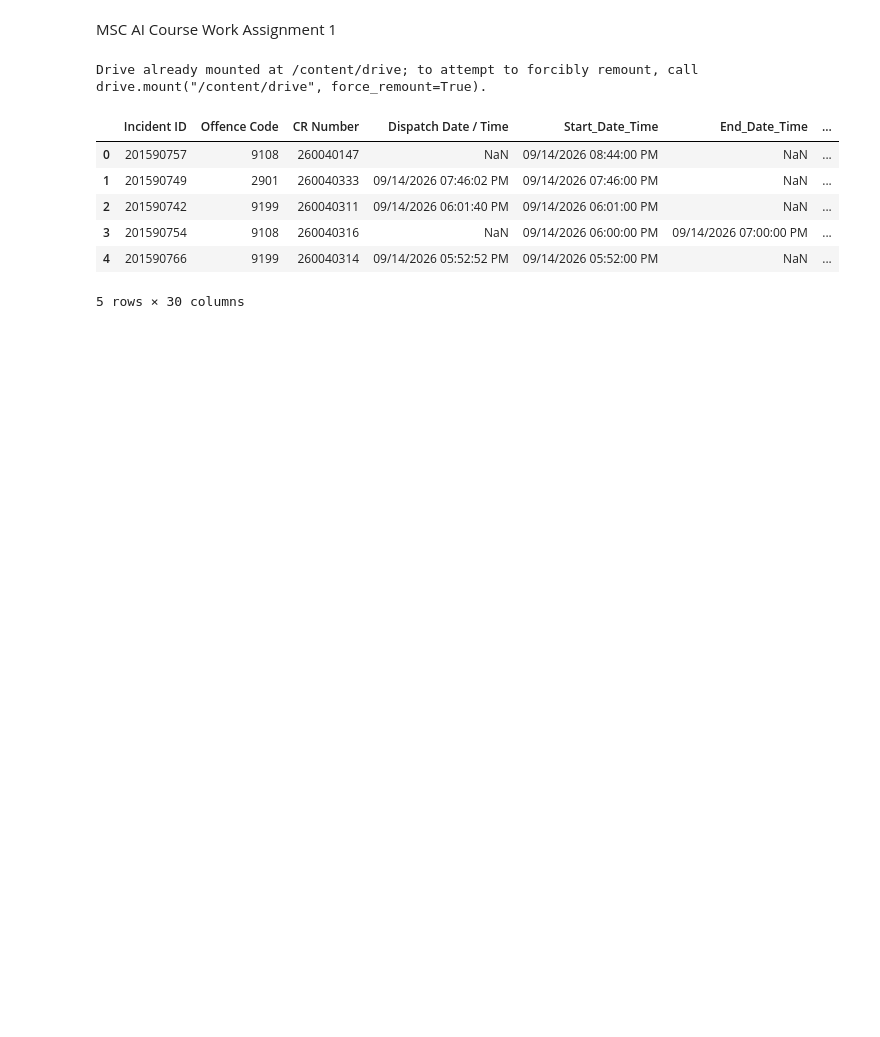
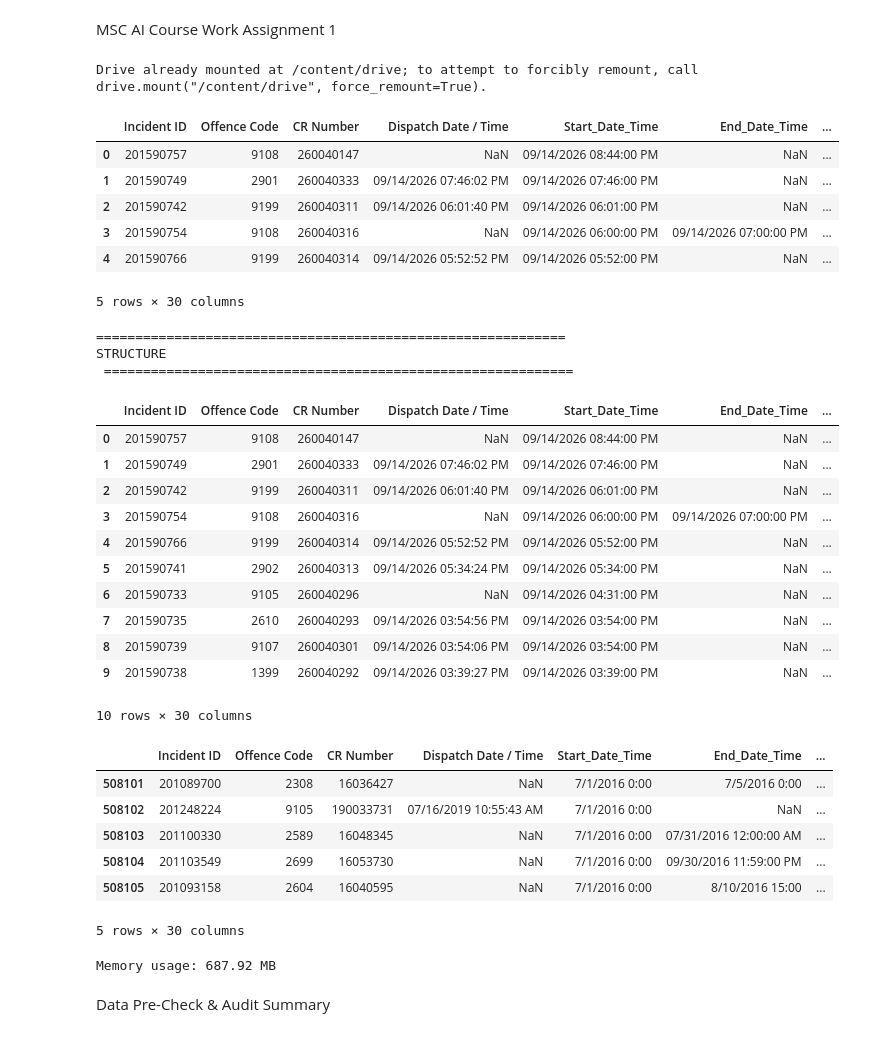
Before and after one commit to klsay/mscai, a Jupyter notebook: MSC_AI_Course_Work_Assignment_1.ipynb, the cells around one changed output. Cells and saved outputs as stored; diff of their text form; code cells hidden in the pictures; blank space fills up the shorter version.

```diff
--- a/MSC_AI_Course_Work_Assignment_1.ipynb
+++ b/MSC_AI_Course_Work_Assignment_1.ipynb
@@ -30,3 +30,34 @@ df.head()
 | 3 | 201590754 | 9108 | 260040316 | NaN | 09/14/2026 06:00:00 PM | 09/14/2026 07:00:00 PM | ... |
 | 4 | 201590766 | 9199 | 260040314 | 09/14/2026 05:52:52 PM | 09/14/2026 05:52:00 PM | NaN | ... |
 5 rows × 30 columns
+# %%
+print("=" * 60, "\nSTRUCTURE\n", "=" * 60)
+display(df.head(10))
+display(df.tail(5))
+print(f"Memory usage: {df.memory_usage(deep=True).sum() / 1e6:.2f} MB")
+# %% [output]
+============================================================
+STRUCTURE
+ ============================================================
+|  | Incident ID | Offence Code | CR Number | Dispatch Date / Time | Start_Date_Time | End_Date_Time | ... |
+| 0 | 201590757 | 9108 | 260040147 | NaN | 09/14/2026 08:44:00 PM | NaN | ... |
+| 1 | 201590749 | 2901 | 260040333 | 09/14/2026 07:46:02 PM | 09/14/2026 07:46:00 PM | NaN | ... |
+| 2 | 201590742 | 9199 | 260040311 | 09/14/2026 06:01:40 PM | 09/14/2026 06:01:00 PM | NaN | ... |
+| 3 | 201590754 | 9108 | 260040316 | NaN | 09/14/2026 06:00:00 PM | 09/14/2026 07:00:00 PM | ... |
+| 4 | 201590766 | 9199 | 260040314 | 09/14/2026 05:52:52 PM | 09/14/2026 05:52:00 PM | NaN | ... |
+| 5 | 201590741 | 2902 | 260040313 | 09/14/2026 05:34:24 PM | 09/14/2026 05:34:00 PM | NaN | ... |
+| 6 | 201590733 | 9105 | 260040296 | NaN | 09/14/2026 04:31:00 PM | NaN | ... |
+| 7 | 201590735 | 2610 | 260040293 | 09/14/2026 03:54:56 PM | 09/14/2026 03:54:00 PM | NaN | ... |
+| 8 | 201590739 | 9107 | 260040301 | 09/14/2026 03:54:06 PM | 09/14/2026 03:54:00 PM | NaN | ... |
+| 9 | 201590738 | 1399 | 260040292 | 09/14/2026 03:39:27 PM | 09/14/2026 03:39:00 PM | NaN | ... |
+10 rows × 30 columns
+|  | Incident ID | Offence Code | CR Number | Dispatch Date / Time | Start_Date_Time | End_Date_Time | ... |
+| 508101 | 201089700 | 2308 | 16036427 | NaN | 7/1/2016 0:00 | 7/5/2016 0:00 | ... |
+| 508102 | 201248224 | 9105 | 190033731 | 07/16/2019 10:55:43 AM | 7/1/2016 0:00 | NaN | ... |
+| 508103 | 201100330 | 2589 | 16048345 | NaN | 7/1/2016 0:00 | 07/31/2016 12:00:00 AM | ... |
+| 508104 | 201103549 | 2699 | 16053730 | NaN | 7/1/2016 0:00 | 09/30/2016 11:59:00 PM | ... |
+| 508105 | 201093158 | 2604 | 16040595 | NaN | 7/1/2016 0:00 | 8/10/2016 15:00 | ... |
+5 rows × 30 columns
+Memory usage: 687.92 MB
+# %% [markdown]
+ Data Pre-Check & Audit Summary
```
Also changed, not shown: parts of 9 cells of this notebook.
